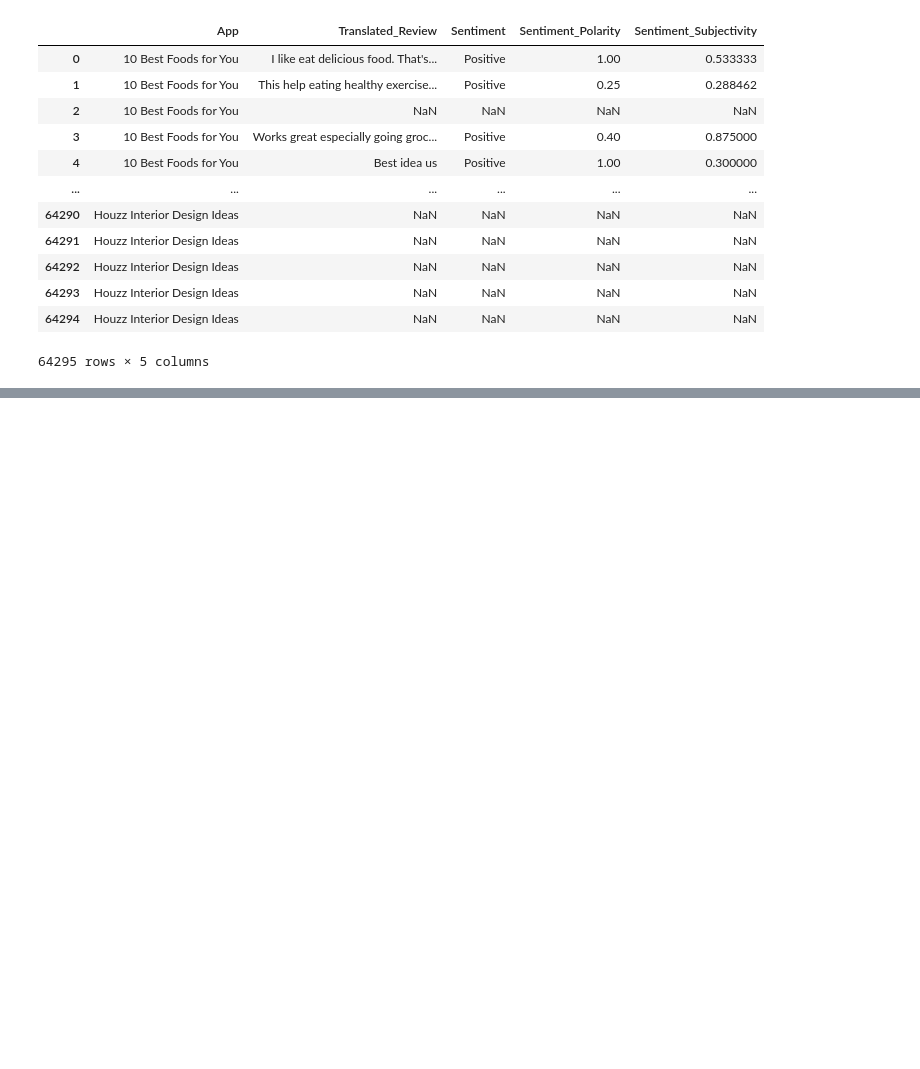
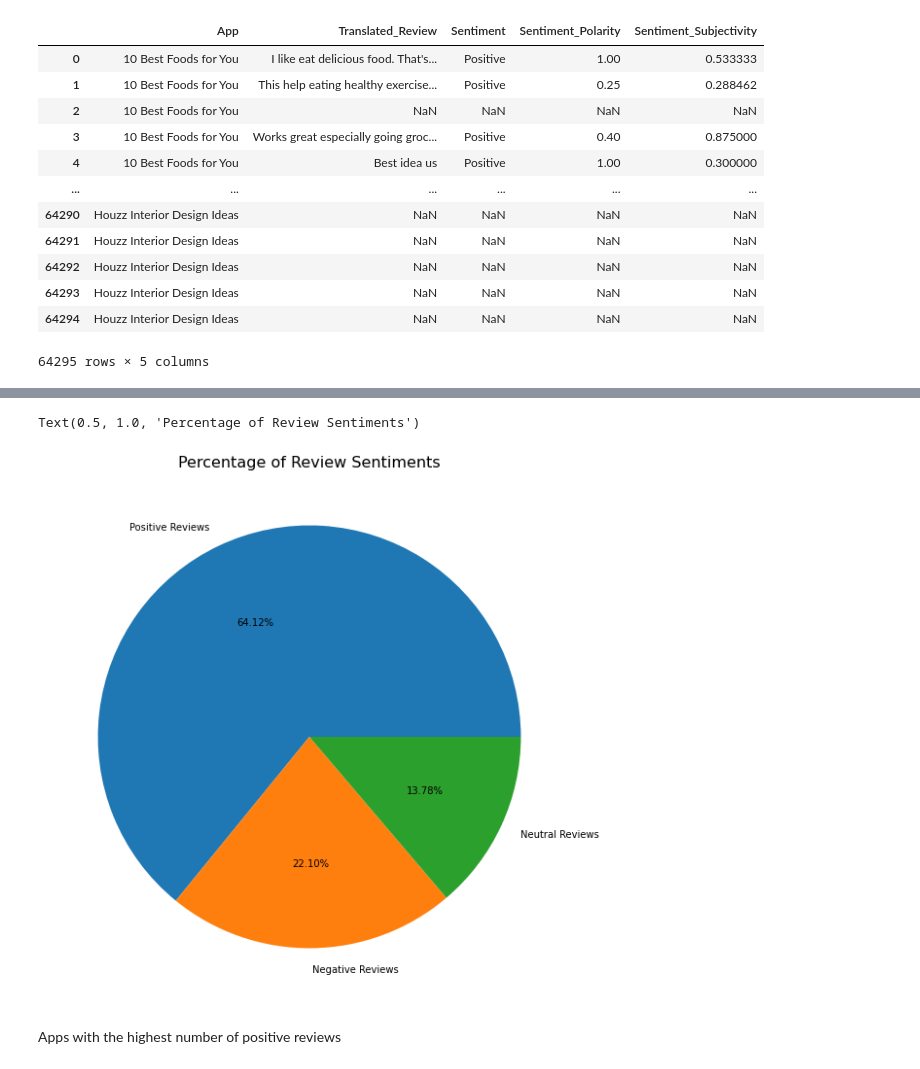
Before and after one commit to Koti-RK/Playstore-App-Review-Analysis, a Jupyter notebook: PlayStore_App_Review_Analysis_Capstone_Project.ipynb, the cells around one changed output, grey strips where cells are left out. Saved outputs shown, nothing was run; the diff lists cells and outputs as text; code cells hidden in the pictures; blank space fills up the shorter version.

```diff
--- a/PlayStore_App_Review_Analysis_Capstone_Project.ipynb
+++ b/PlayStore_App_Review_Analysis_Capstone_Project.ipynb
@@ -600,0 +750,9 @@ user_reviews_df
+# %%
+plt.figure(figsize = (10,10))
+plt.pie(Review_sentiments, labels = labels ,autopct="%.2f%%" )
+plt.title('Percentage of Review Sentiments', fontsize=16,)
+# %% [output]
+Text(0.5, 1.0, 'Percentage of Review Sentiments')
+[figure, added]
+# %% [markdown]
+Apps with the highest number of positive reviews
```
Also changed, not shown: parts of 31 cells of this notebook.
